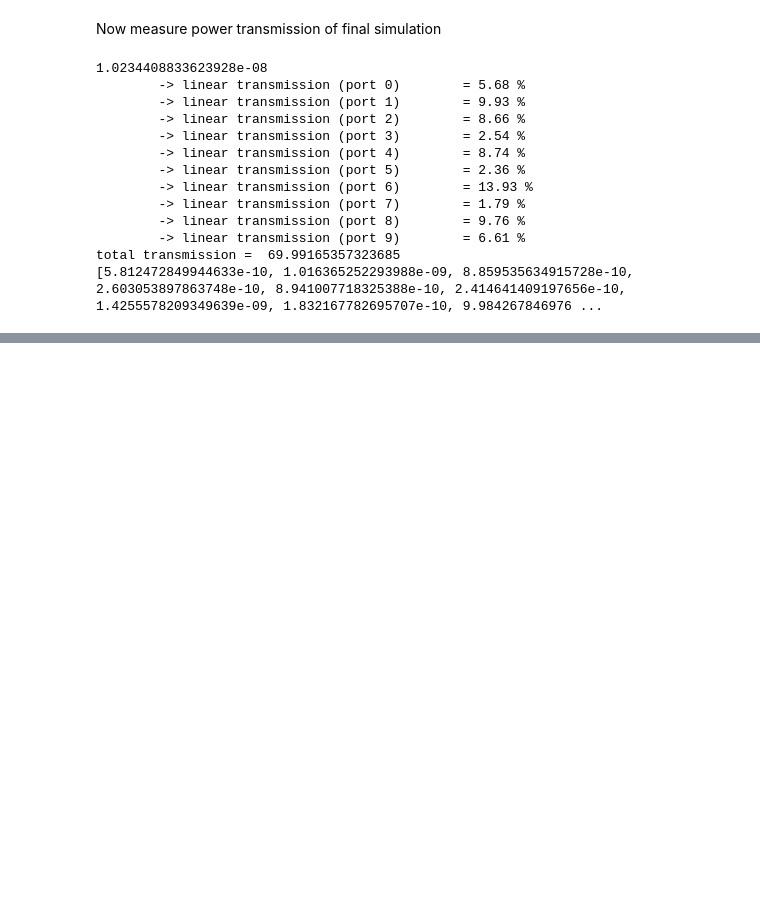
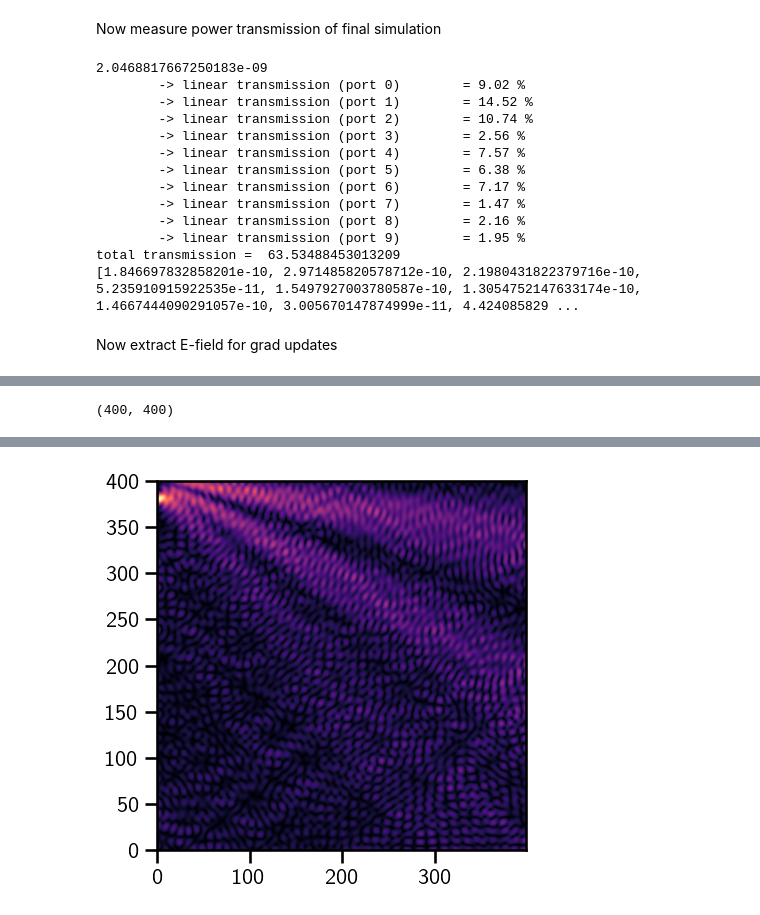
Before and after one commit to iroh-lord-of-tea/angler, a Jupyter notebook: Notebooks/NxN_processor_prelim.ipynb, the cells around one changed output, grey strips where cells are left out. Drawn from its saved outputs; the diff is of its cells as text; code cells hidden in the pictures; blank space fills up the shorter version.

```diff
--- a/Notebooks/NxN_processor_prelim.ipynb
+++ b/Notebooks/NxN_processor_prelim.ipynb
@@ -58,6 +61,7 @@ d = H/10            # distance between waveguides (L0)
 l = 5               # length of waveguide from PML to box (L0)
 spc = 3             # space between box and PML (L0)
 width= int(H/13/dl) # Width of source
+R = 5               # radius convolution
 # %% [markdown]
 Definition of Simulation Object
 # %%
@@ -163,7 +167,6 @@ Now measure power transmission of final simulation
 # %%
 # plot transmission characteristics
 W_in = simulation_fwd.W_in # input power (W/um) --> Single waveguide
-W_in = np.sum(np.square(amp_test_list)) * W_in
 print(W_in)
 W_list = []
 total_transmit = 0.0
@@ -177,16 +180,35 @@ for i in range(N):
 print('total transmission = ', total_transmit)
 print(W_list)
 # %% [output]
-1.0234408833623928e-08
-        -> linear transmission (port 0)        = 5.68 %
-        -> linear transmission (port 1)        = 9.93 %
-        -> linear transmission (port 2)        = 8.66 %
-        -> linear transmission (port 3)        = 2.54 %
-        -> linear transmission (port 4)        = 8.74 %
-        -> linear transmission (port 5)        = 2.36 %
-        -> linear transmission (port 6)        = 13.93 %
-        -> linear transmission (port 7)        = 1.79 %
-        -> linear transmission (port 8)        = 9.76 %
-        -> linear transmission (port 9)        = 6.61 %
-total transmission =  69.99165357323685
-[5.812472849944633e-10, 1.016365252293988e-09, 8.859535634915728e-10, 2.603053897863748e-10, 8.941007718325388e-10, 2.414641409197656e-10, 1.4255578209349639e-09, 1.832167782695707e-10, 9.984267846976 ...
+2.0468817667250183e-09
+        -> linear transmission (port 0)        = 9.02 %
+        -> linear transmission (port 1)        = 14.52 %
+        -> linear transmission (port 2)        = 10.74 %
+        -> linear transmission (port 3)        = 2.56 %
+        -> linear transmission (port 4)        = 7.57 %
+        -> linear transmission (port 5)        = 6.38 %
+        -> linear transmission (port 6)        = 7.17 %
+        -> linear transmission (port 7)        = 1.47 %
+        -> linear transmission (port 8)        = 2.16 %
+        -> linear transmission (port 9)        = 1.95 %
+total transmission =  63.53488453013209
+[1.846697832858201e-10, 2.971485820578712e-10, 2.1980431822379716e-10, 5.235910915922535e-11, 1.5497927003780587e-10, 1.3054752147633174e-10, 1.4667444090291057e-10, 3.005670147874999e-11, 4.424085829 ...
+# %% [markdown]
+Now extract E-field for grad updates
+# %%
+# Extremum x & y coords E-field
+y_max = int(ny + H/(2*dl))
+y_min = int(ny - H/(2*dl))
+
+x_max = int(nx + L/(2*dl))
+x_min = int(nx - L/(2*dl))
+
+E_fwd = Ez[x_min:x_max, y_min:y_max]
+print(E_fwd.shape)
+
+plt.imshow(np.abs(E_fwd).T, cmap="magma")
+plt.ylim(0,400)
+
+W = get_W(Nx, Ny, design_region, NPML, R=R)
+plt.show()
+# %% [output]
@@ -192,0 +216 @@ total transmission =  69.99165357323685
+(400, 400)
@@ -192,0 +234 @@ total transmission =  69.99165357323685
+[figure, added]
```
Also changed, not shown: parts of 6 cells of this notebook.
